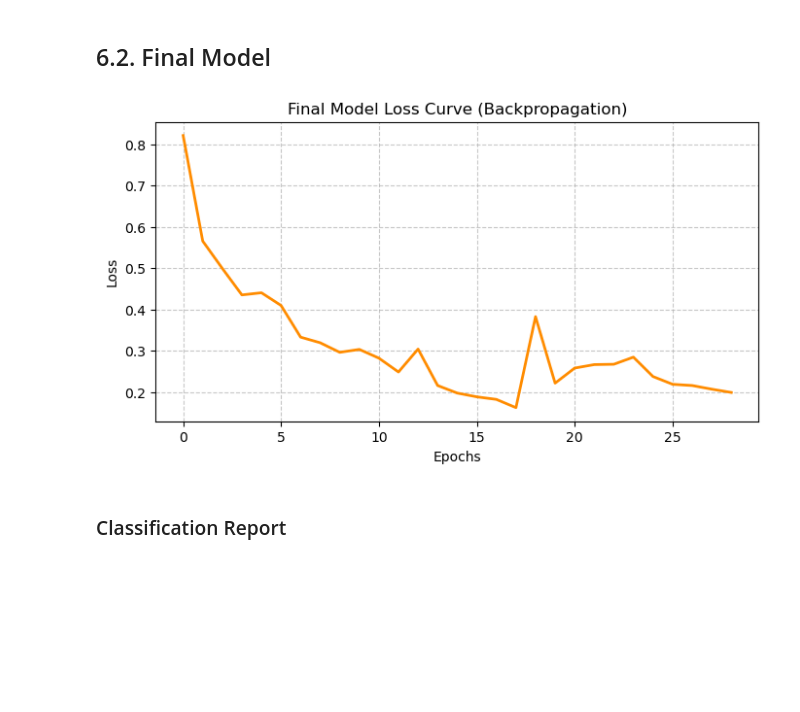
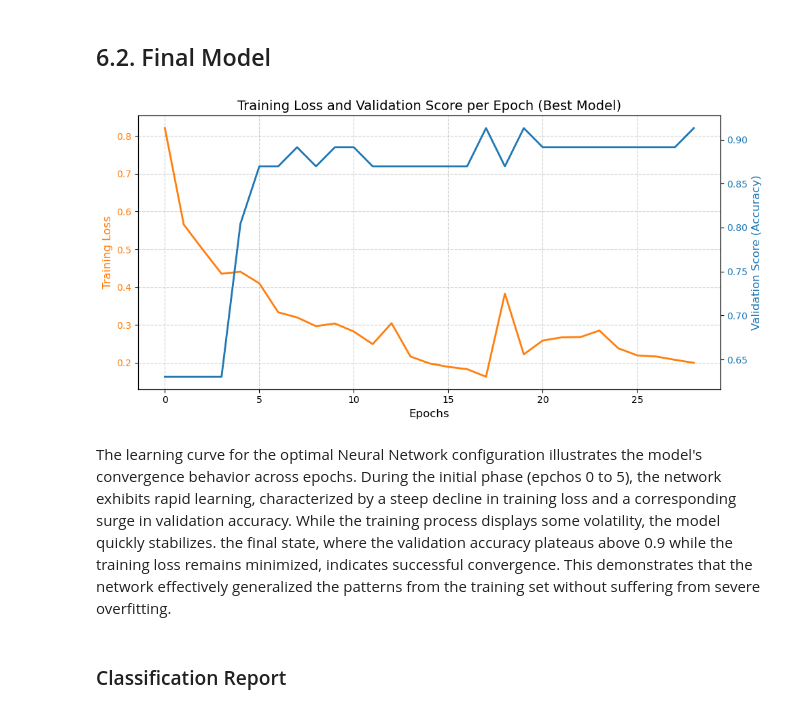
Before and after one commit to Joaomuianga/ML-team-collaboration, a Jupyter notebook: 2_SupervisedLearning/notebooks/Team11_SupervisedLearning_Notebook.ipynb, the cells around one changed output. Cells and saved outputs as stored; diff of their text form; code cells hidden in the pictures; blank space fills up the shorter version.

```diff
--- a/2_SupervisedLearning/notebooks/Team11_SupervisedLearning_Notebook.ipynb
+++ b/2_SupervisedLearning/notebooks/Team11_SupervisedLearning_Notebook.ipynb
@@ -934,21 +938,34 @@ plt.show()
 # %%
 # Fit the model with the best parameters found
 final_mlp = grid.best_estimator_
 
 start_time = time.time()
 final_mlp.fit(X_train, y_train)
 nn_time = time.time() - start_time
 
-# Final loss curve visualization
-plt.figure(figsize=(8, 4))
-plt.plot(final_mlp.loss_curve_, color='darkorange', linewidth=2)
-plt.title('Final Model Loss Curve (Backpropagation)')
-plt.xlabel('Epochs')
-plt.ylabel('Loss')
-plt.grid(True, linestyle='--', alpha=0.7)
+
+fig, ax1 = plt.subplots(figsize=(10, 5))
+# Principal Y axis: Training Loss
+color1 = 'tab:orange'
+ax1.set_xlabel('Epochs', fontsize=12)
+ax1.set_ylabel('Training Loss', color=color1, fontsize=12)
+ax1.plot(final_mlp.loss_curve_, color=color1, linewidth=2, label='Training Loss')
+ax1.tick_params(axis='y', labelcolor=color1)
+ax1.grid(True, linestyle='--', alpha=0.6)
+# Secondary Y axis: Validation Accuracy
+ax2 = ax1.twinx()
+color2 = 'tab:blue'
+ax2.set_ylabel('Validation Score (Accuracy)', color=color2, fontsize=12)
+ax2.plot(final_mlp.validation_scores_, color=color2, linewidth=2, label='Validation Accuracy')
+ax2.tick_params(axis='y', labelcolor=color2)
+# Title
+plt.title('Training Loss and Validation Score per Epoch (Best Model)', fontsize=14)
+fig.tight_layout()
 plt.show()
 # %% [output]
-[figure, old version]
+[figure, new version]
+# %% [markdown]
+The learning curve for the optimal Neural Network configuration illustrates the model's convergence behavior across epochs. During the initial phase (epchos 0 to 5), the network exhibits rapid learning, characterized by a steep decline in training loss and a corresponding surge in validation accuracy. While the training process displays some volatility, the model quickly stabilizes. the final state, where the validation accuracy plateaus above 0.9 while the training loss remains minimized, indicates successful convergence. This demonstrates that the network effectively generalized the patterns from the training set without suffering from severe overfitting.
 # %% [markdown]
 ### Classification Report
 # %%
```
Also changed, not shown: parts of 9 cells of this notebook, 1 other file.
